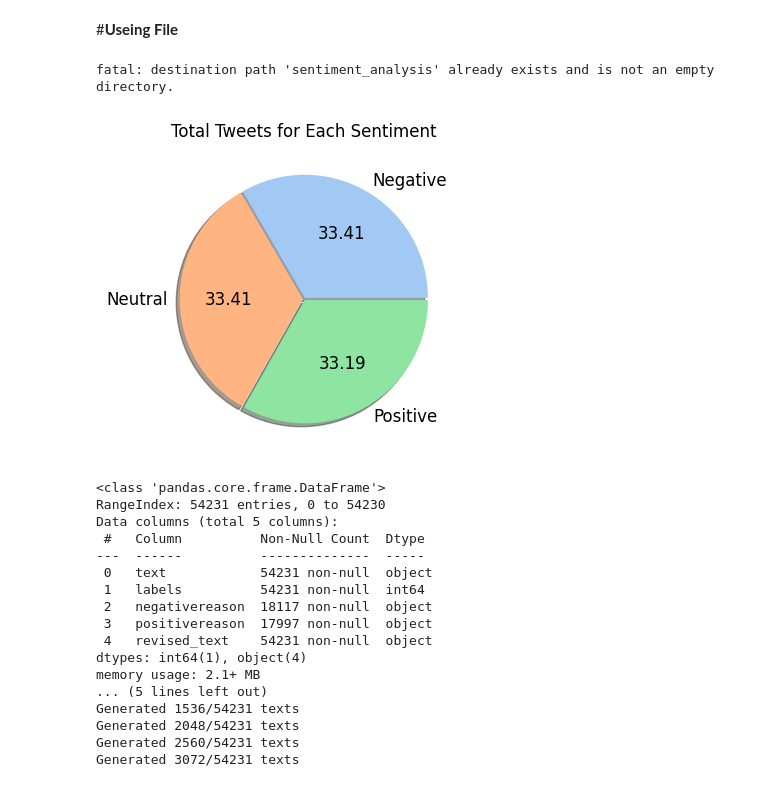
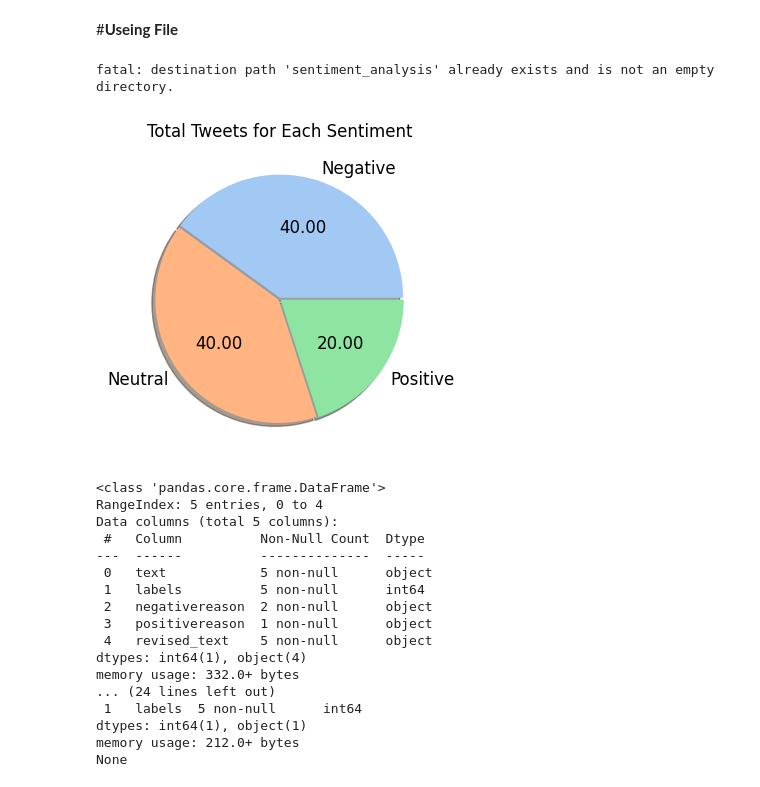
Before and after one commit to HoseinNekouei/sentiment_analysis, a Jupyter notebook: text_aspect_generation_.ipynb, the cells around one changed output. Saved outputs shown, nothing was run; the diff lists cells and outputs as text; code cells hidden in the pictures.

```diff
--- a/text_aspect_generation_.ipynb
+++ b/text_aspect_generation_.ipynb
@@ -191,14 +191,16 @@ class DatasetLoader:
 from transformers import T5ForConditionalGeneration, T5TokenizerFast
 
 class AspectGeneration:
-    def __init__(self, *, model_name, texts, batch_size=128, prompt):
+    def __init__(self, save_path, model_name, texts, labels, prompt, batch_size=128):
         self.model_name = model_name
         self.texts = texts
+        self.labels= labels
         self.batch_size = batch_size
         self.prompt = prompt
         self.device = 'cuda' if torch.cuda.is_available() else 'cpu'
         self.model = None
         self.tokenizer = None
+        self.save_path= save_path
 
     def load_model(self):
         """Load the T5 model and tokenizer."""
@@ -238,12 +240,11 @@ class AspectGeneration:
 
         return augmented_texts
 
-
-    def create_dataset(self, augmented_texts, labels=None, save_path=None):
+    def create_dataset(self, augmented_texts, labels=None):
 
         dataset_dict = {"text": augmented_texts}
         if labels is not None:
-            dataset_dict["labels"] = labels
+            dataset_dict["labels"] = self.labels
 
         # Create a Hugging Face Dataset
         dataset = Dataset.from_dict(dataset_dict)
@@ -255,72 +256,86 @@ class AspectGeneration:
         if save_path:
             try:
                 df.to_csv(save_path, index=False)
-                print(f"Dataset saved successfully to {save_path}")
+                print(f"Dataset saved successfully to {self.save_path}")
             except Exception as e:
-                print(f"Error saving dataset to {save_path}: {e}")
+                print(f"Error saving dataset to {self.save_path}: {e}")
 
         return dataset, df
 
-    def __call__(self, labels=None, save_path=None):
+    def __call__(self):
         self.load_model()
         augmented_texts = self.text_augmentation()
 
-        if labels is not None:
-            dataset, df = self.create_dataset(augmented_texts, labels, save_path)
+        if self.labels is not None:
+            dataset, df = self.create_dataset(augmented_texts, self.labels)  # Pass augmented_texts and labels
             return augmented_texts, dataset, df
         else:
-            return augmented_texts
+            # Return empty dataset and DataFrame if labels are not provided
+            dataset = Dataset.from_dict({"text": augmented_texts})
+            df = pd.DataFrame({"text": augmented_texts})
+            return augmented_texts, dataset, df
 # %% [markdown]
 #**Useing File**
 # %%
 if __name__ == "__main__":
     !git clone 'https://github.com/HoseinNekouei/sentiment_analysis.git'
     file_path= '/content/sentiment_analysis/balanced_dataset_US_airline_Tweet.csv'
 
-    loader= DatasetLoader(file_path= file_path)
+    loader= DatasetLoader(file_path= file_path, nrows=5)
     loader() # Load, visualize, map classes, and preprocess data
     print(loader)
 
     texts= loader._data['text']
     labels= loader._data['labels']
 
     batch_size= 512
     model_name = "google/flan-t5-large"
     prompt = "Provide a brief explanation the interpretation of the key emotional aspects and tone: "
 
-    aspect_generator = AspectGeneration(model_name=model_name, batch_size= batch_size, texts=texts, prompt=prompt)
-    augmented_texts = aspect_generator()
+    save_path="/content/sentiment_analysis/twitter_train_corpus.csv"
 
-    save_path="/content/sentiment_analysis/twitter_train_corpus.csv"
+    # Initialize the AspectGeneration class
+    aspect_generator = AspectGeneration(
+        save_path=save_path,
+        model_name=model_name,
+        texts=texts,
+        labels=labels,
+        prompt=prompt,
+        batch_size=batch_size
+    )
+
+    # Call the generator
+    augmented_texts, dataset, df = aspect_generator()
+
     # Generate augmented texts and create dataset
-    augmented_texts, dataset, df = aspect_generator(labels=labels, save_path= save_path )
+    # dataset, df = aspect_generator.create_dataset(augmented_texts, labels=labels, save_path= save_path )
 
     # Print results
     print("Augmented Texts:")
     [print(text) for text in augmented_texts[:5]]
 
     print("\nHugging Face Dataset:")
     print(dataset)
 
     print("\nPandas DataFrame:")
     print(df.info())
 # %% [output]
 fatal: destination path 'sentiment_analysis' already exists and is not an empty directory.
-[figure, old version]
+[figure, new version]
 <class 'pandas.core.frame.DataFrame'>
-RangeIndex: 54231 entries, 0 to 54230
+RangeIndex: 5 entries, 0 to 4
 Data columns (total 5 columns):
  #   Column          Non-Null Count  Dtype
 ---  ------          --------------  -----
- 0   text            54231 non-null  object
- 1   labels          54231 non-null  int64
- 2   negativereason  18117 non-null  object
- 3   positivereason  17997 non-null  object
- 4   revised_text    54231 non-null  object
+ 0   text            5 non-null      object
+ 1   labels          5 non-null      int64
+ 2   negativereason  2 non-null      object
+ 3   positivereason  1 non-null      object
+ 4   revised_text    5 non-null      object
 dtypes: int64(1), object(4)
-memory usage: 2.1+ MB
-... (5 lines left out)
-Generated 1536/54231 texts
-Generated 2048/54231 texts
-Generated 2560/54231 texts
-Generated 3072/54231 texts
+memory usage: 332.0+ bytes
+... (24 lines left out)
+ 1   labels  5 non-null      int64
+dtypes: int64(1), object(1)
+memory usage: 212.0+ bytes
+None
```
Also changed, not shown: parts of 1 cell of this notebook.
